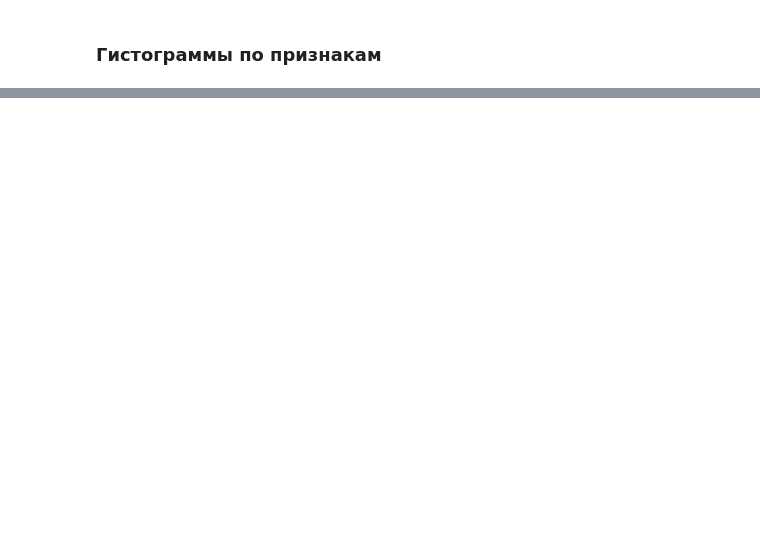
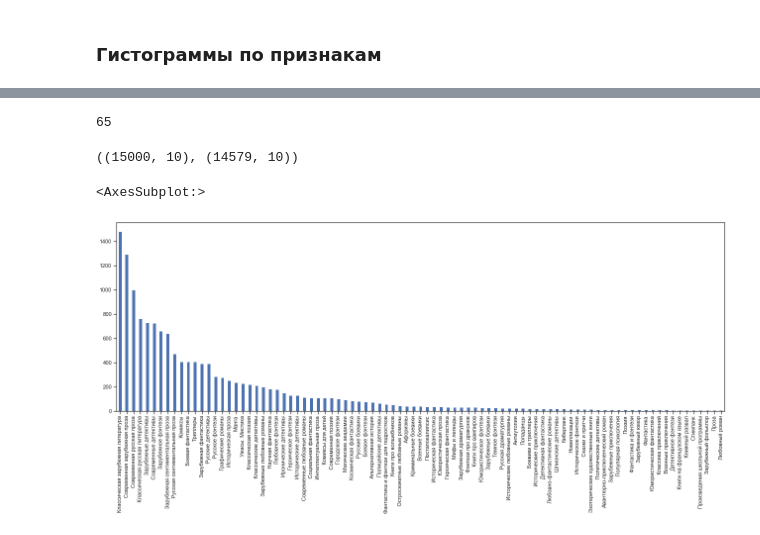
Before and after one commit to ksenia57/Thesis, a Jupyter notebook: Data analysis.ipynb, the cells around one changed output, grey strips where cells are left out. Cells and saved outputs as stored; diff of their text form; code cells hidden in the pictures; blank space fills up the shorter version.

Commit message:
modif data

```diff
--- a/Data analysis.ipynb
+++ b/Data analysis.ipynb
@@ -63,22 +63,3 @@ data
 | 14998 | Убить пересмешника. Графический р... | Харпер Ли | Графические романы | АСТ | 16+ | 2019.0 | 288.0 | 5 | https:https://cdn.book24.ru/v2/AS... | Штат Алабама, 1930-е годы, время ... |
 | 14999 | Quake Champions. Графический роман | Ви Рам | Графические романы | АСТ | 18+ | 2019.0 | 112.0 | 4,5 | https:https://cdn.book24.ru/v2/AS... | Пока на Земле полыхает огонь беск... |
 15000 rows × 10 columns
-# %%
-# Удаление строк, содержащих ненужные книги
-list = data[(data.section == 'Книги на английском языке')].index
-data2 = data.drop(index=list)
-list = data2[(data2.section == 'Артбуки')].index
-data3 = data2.drop(index=list)
-list = data3[(data3.section == 'Восточная философия')].index
-data4 = data3.drop(index=list)
-list = data4[(data4.section == 'Книги на других языках')].index
-data5 = data4.drop(index=list)
-list = data5[(data5.section == 'Биографии. Мемуары')].index
-data5 = data5.drop(index=list)
-list = data5[(data5.section == 'Книги на немецком языке')].index
-data5 = data5.drop(index=list)
-list = data5[(data5.section == 'Пословицы и поговорки')].index
-data5 = data5.drop(index=list)
-list = data5[(data5.section == 'Деятели культуры и искусства')].index
-data5 = data5.drop(index=list)
-(data.shape, data5.shape)
@@ -114,0 +78,11 @@ data[(data.section == 'Книги на английском языке')]
+# %%
+list = data['section'].unique()
+delete = []
+for i in range(data['section'].unique().shape[0]):
+    if data[(data.section == list[i])].shape[0] < 5:
+        delete.append(list[i])
+list = ['NaN', 'Книги на английском языке', 'Артбуки', 'Восточная философия', 'Книги на других языках',
+              'Биографии. Мемуары', 'Книги на немецком языке', 'Пословицы и поговорки', 'Деятели культуры и искусства']
+for i in range(len(list)):
+    delete.append(list[i])
+delete
@@ -114,0 +107,17 @@ data[(data.section == 'Книги на английском языке')]
+# %%
+len(delete)
+# %% [output]
+65
+# %%
+for i in range(len(delete)):
+    list = data5[(data5.section == delete[i])].index
+    data5 = data5.drop(index=list)
+(data.shape, data5.shape)
+# %% [output]
+((15000, 10), (14579, 10))
+# %%
+# Genre distribution
+data5['section'].value_counts().plot(x ='count', y = 'section', kind = 'bar', figsize = (22,7))
+# %% [output]
+<AxesSubplot:>
+[figure, added]
```
Also changed, not shown: parts of 5 cells of this notebook.
